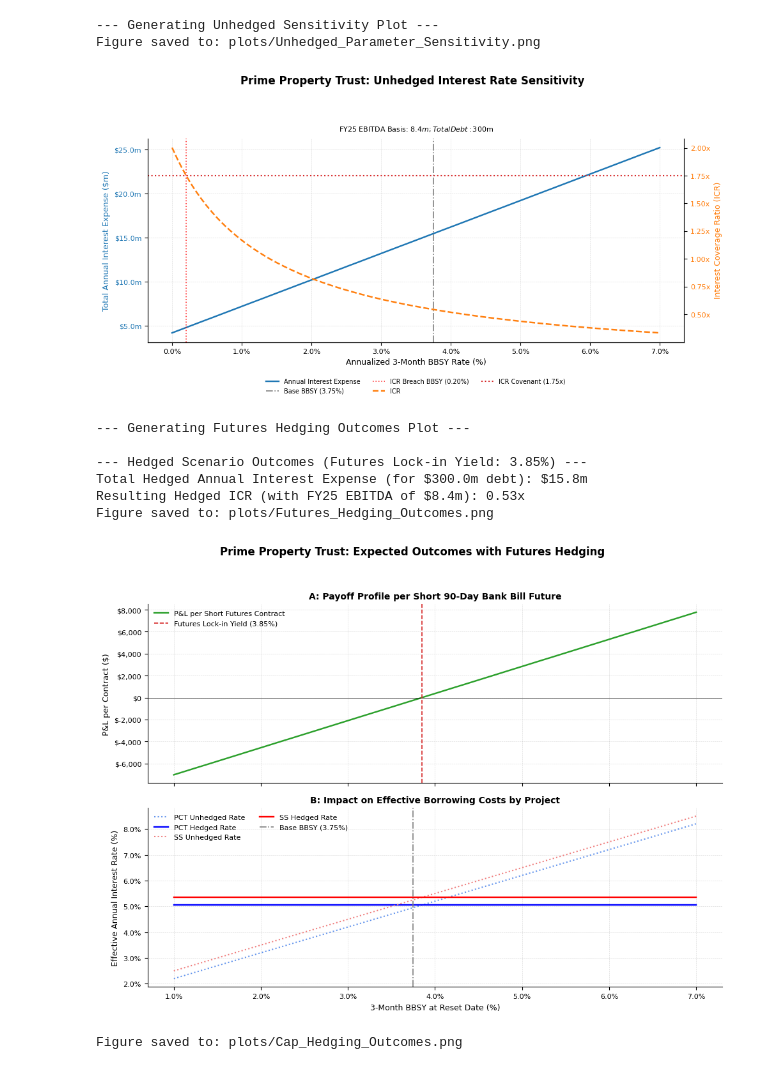
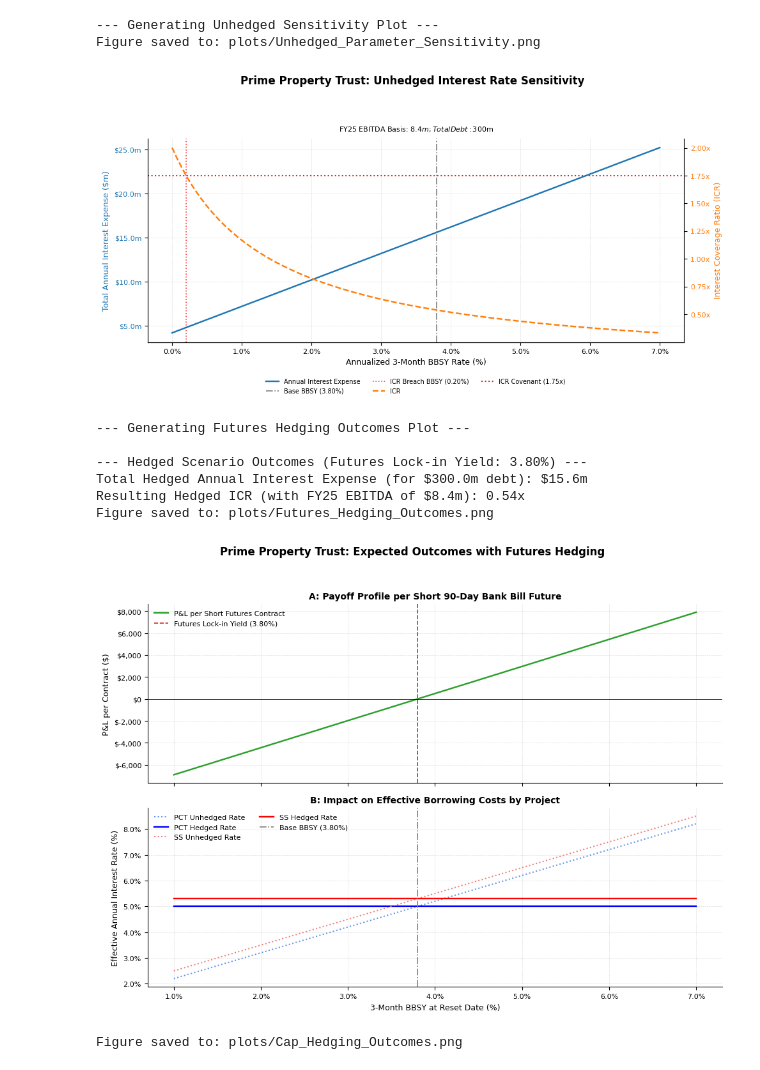
Before and after one commit to ZacKienzle2/CBA, a Jupyter notebook: code/payoffs.ipynb, the cells around one changed output. Drawn from its saved outputs; the diff is of its cells as text; code cells hidden in the pictures.

```diff
--- a/code/payoffs.ipynb
+++ b/code/payoffs.ipynb
@@ -192,11 +192,11 @@ s_pct = 0.0120
 p_ss = 200000
 s_ss = 0.0150
 ebitda_fy25 = 8412
-bbsy_fy25_base_pct = 3.75
+bbsy_fy25_base_pct = 3.80
 icr_target = 1.75
 
 # CALIBRATE THIS FROM BLOOMBERG for current market rates for ASX 90-Day Bank Bill Futures
-calibrated_futures_sale_yield_pct = 3.85 # Example value
+calibrated_futures_sale_yield_pct = 3.80 # Example value
 
 # Call plot_unhedged_sensitivity
 print("\n--- Generating Unhedged Sensitivity Plot ---")
@@ -206,37 +206,37 @@ fig_unhedged = plot_unhedged_sensitivity(
     ebitda=ebitda_fy25,
     icr_covenant_target=icr_target,
     base_bbsy_rate_pct=bbsy_fy25_base_pct,
     min_bbsy_rate_pct=0.0,
     max_bbsy_rate_pct=7.0,
     currency_symbol="$",
     plot_file_name="Unhedged_Parameter_Sensitivity.png"
 )
 
 # Call plot_futures_hedging_outcomes
 print("\n--- Generating Futures Hedging Outcomes Plot ---")
 fig_futures = plot_futures_hedging_outcomes(
     principal_project1=p_pct, spread_project1=s_pct,
     principal_project2=p_ss, spread_project2=s_ss,
     ebitda_for_icr_calc=ebitda_fy25, # Pass EBITDA for ICR calc
     futures_sale_yield_pct=calibrated_futures_sale_yield_pct,
     base_bbsy_rate_pct=bbsy_fy25_base_pct,
     min_bbsy_rate_pct=1.0,
     max_bbsy_rate_pct=7.0,
     currency_symbol="$",
     # contract_face_value and contract_days use defaults
     plot_file_name="Futures_Hedging_Outcomes.png" # Specific name
 )
 # %% [output]
 --- Generating Unhedged Sensitivity Plot ---
 Figure saved to: plots/Unhedged_Parameter_Sensitivity.png
 [figure]
 --- Generating Futures Hedging Outcomes Plot ---
 
---- Hedged Scenario Outcomes (Futures Lock-in Yield: 3.85%) ---
-Total Hedged Annual Interest Expense (for $300.0m debt): $15.8m
-Resulting Hedged ICR (with FY25 EBITDA of $8.4m): 0.53x
+--- Hedged Scenario Outcomes (Futures Lock-in Yield: 3.80%) ---
+Total Hedged Annual Interest Expense (for $300.0m debt): $15.6m
+Resulting Hedged ICR (with FY25 EBITDA of $8.4m): 0.54x
 Figure saved to: plots/Futures_Hedging_Outcomes.png
-[figure, old version]
+[figure, new version]
 # %%
 def plot_cap_hedging_outcomes(
     principal_for_panel_b, # Total principal PPT is hedging, for Panel B's effective rate
```
Also changed, not shown: parts of 3 cells of this notebook, 14 other files.
